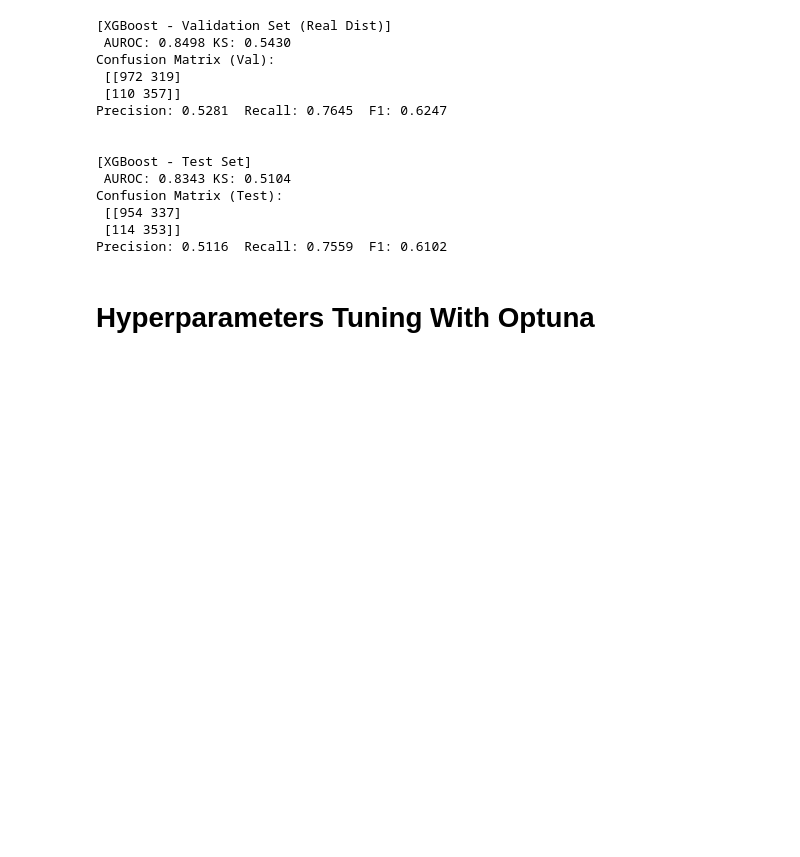
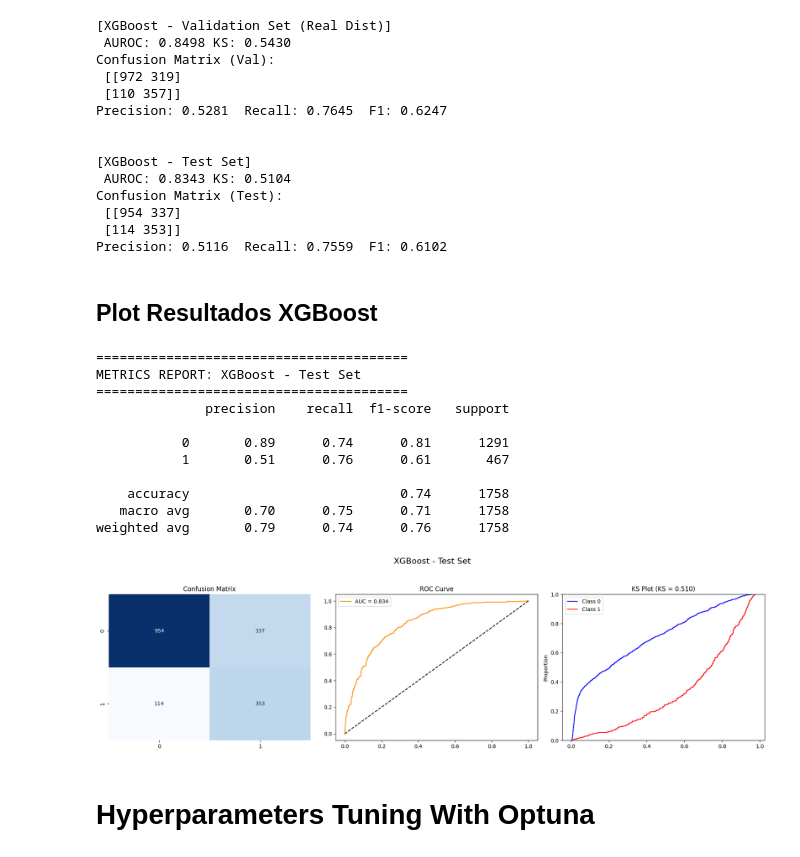
Before and after one commit to pedrocgr/churn-predict, a Jupyter notebook: churn_predictors.ipynb, the cells around one changed output. Saved outputs shown, nothing was run; the diff lists cells and outputs as text; code cells hidden in the pictures; blank space fills up the shorter version.

```diff
--- a/churn_predictors.ipynb
+++ b/churn_predictors.ipynb
@@ -330,6 +349,25 @@ Confusion Matrix (Test):
  [[954 337]
  [114 353]]
 Precision: 0.5116  Recall: 0.7559  F1: 0.6102
+# %% [markdown]
+## Plot Resultados XGBoost
+# %%
+import scikit_plotting # Helper script for plotting model performance
+# Plot XGBoost performance
+plot_model_performance(xgb_pipeline, X_test, y_test, title="XGBoost - Test Set")
+# %% [output]
+========================================
+METRICS REPORT: XGBoost - Test Set
+========================================
+              precision    recall  f1-score   support
+
+           0       0.89      0.74      0.81      1291
+           1       0.51      0.76      0.61       467
+
+    accuracy                           0.74      1758
+   macro avg       0.70      0.75      0.71      1758
+weighted avg       0.79      0.74      0.76      1758
+[figure, added]
 # %% [markdown]
 # Hyperparameters Tuning With Optuna
 # %%
```
Also changed, not shown: parts of 2 cells of this notebook.
